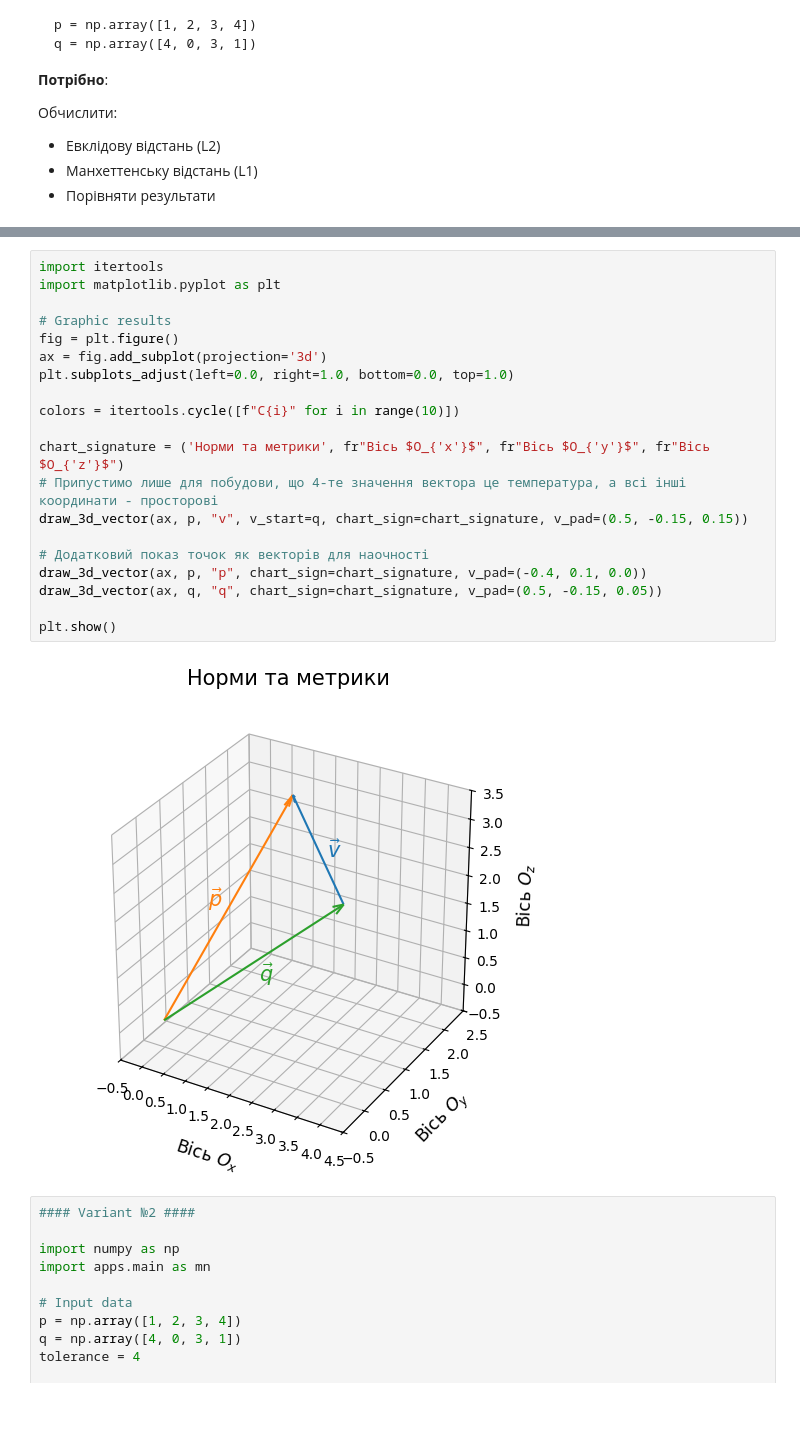
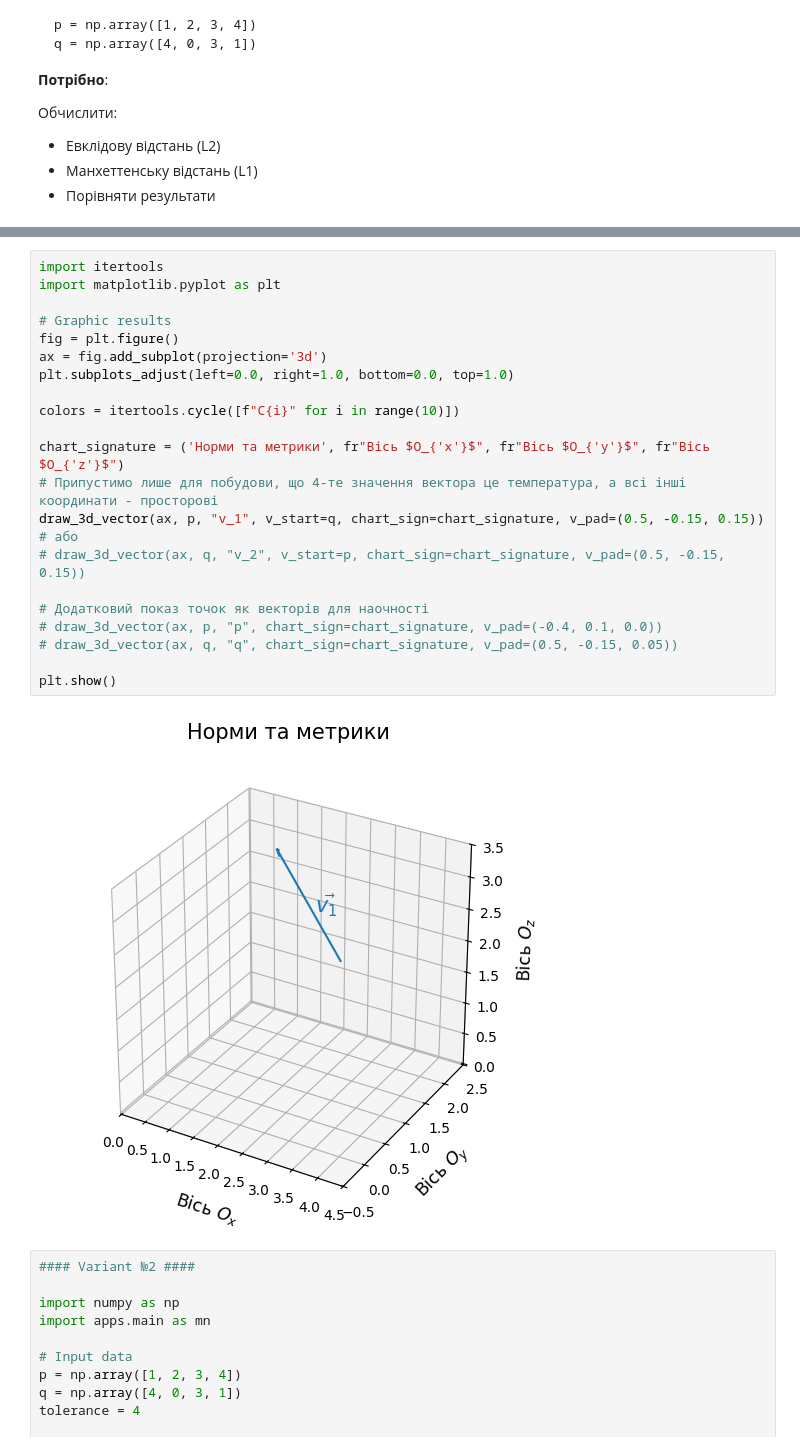
Before and after one commit to BogdanPinchuk/DataScience-PBY_HW4, a Jupyter notebook: Bohdan_Pinchuk_DS_HW4.ipynb, the cells around one changed output, grey strips where cells are left out. Cells and saved outputs as stored; diff of their text form; blank space fills up the shorter version.

```diff
--- a/Bohdan_Pinchuk_DS_HW4.ipynb
+++ b/Bohdan_Pinchuk_DS_HW4.ipynb
@@ -522,25 +522,27 @@ print_line_splitter("~")
 # %%
 import itertools
 import matplotlib.pyplot as plt
 
 # Graphic results
 fig = plt.figure()
 ax = fig.add_subplot(projection='3d')
 plt.subplots_adjust(left=0.0, right=1.0, bottom=0.0, top=1.0)
 
 colors = itertools.cycle([f"C{i}" for i in range(10)])
 
 chart_signature = ('Норми та метрики', fr"Вісь $O_{'x'}$", fr"Вісь $O_{'y'}$", fr"Вісь $O_{'z'}$")
 # Припустимо лише для побудови, що 4-те значення вектора це температура, а всі інші координати - просторові
-draw_3d_vector(ax, p, "v", v_start=q, chart_sign=chart_signature, v_pad=(0.5, -0.15, 0.15))
+draw_3d_vector(ax, p, "v_1", v_start=q, chart_sign=chart_signature, v_pad=(0.5, -0.15, 0.15))
+# або
+# draw_3d_vector(ax, q, "v_2", v_start=p, chart_sign=chart_signature, v_pad=(0.5, -0.15, 0.15))
 
 # Додатковий показ точок як векторів для наочності
-draw_3d_vector(ax, p, "p", chart_sign=chart_signature, v_pad=(-0.4, 0.1, 0.0))
-draw_3d_vector(ax, q, "q", chart_sign=chart_signature, v_pad=(0.5, -0.15, 0.05))
+# draw_3d_vector(ax, p, "p", chart_sign=chart_signature, v_pad=(-0.4, 0.1, 0.0))
+# draw_3d_vector(ax, q, "q", chart_sign=chart_signature, v_pad=(0.5, -0.15, 0.05))
 
 plt.show()
 # %% [output]
-[figure, old version]
+[figure, new version]
 # %%
 #### Variant №2 ####
 
```
Also changed, not shown: parts of 2 cells of this notebook.
